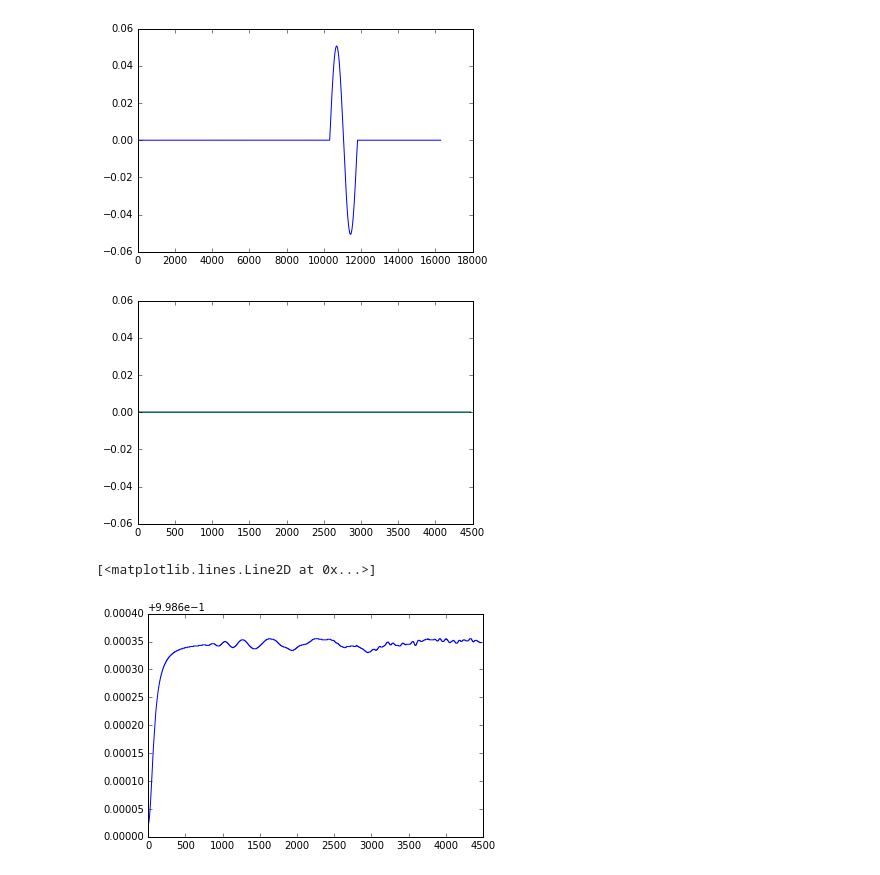
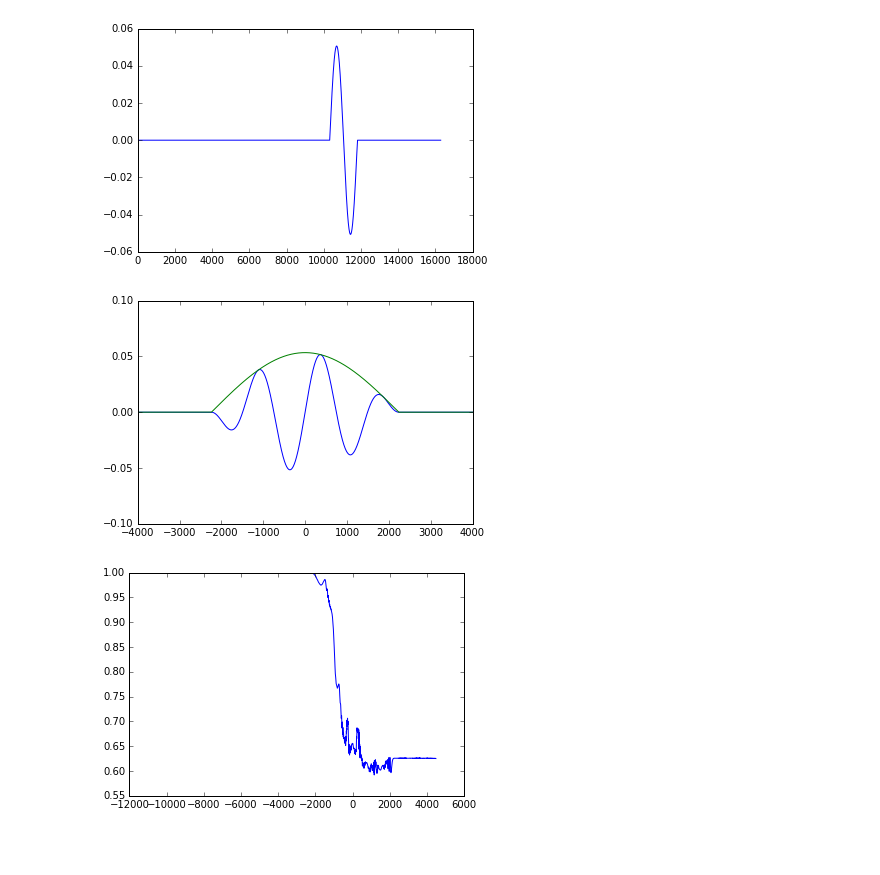
Before and after one commit to meitnerium/DDQ, a Jupyter notebook: exemple/analyse_results.ipynb, the cells around one changed output. Saved outputs shown, nothing was run; the diff lists cells and outputs as text; code cells hidden in the pictures; blank space fills up the shorter version.

```diff
--- a/exemple/analyse_results.ipynb
+++ b/exemple/analyse_results.ipynb
@@ -28,14 +23,17 @@ plt.plot(pbound_square[0][:,0],pbound_square[0][:,2])
 [<matplotlib.lines.Line2D at 0x...>]
 [figure]
 # %%
+cas=0
 pbound_new=[]
-pbound_new.append(np.genfromtxt("pbound.10000"))
+pbound_new.append(np.genfromtxt("pbound."+str(10000+cas)))
 plt.plot(pbound_new[0][:,0],pbound_new[0][:,2])
 plt.plot(pbound_new[0][:,0],pbound_new[0][:,3])
+plt.axis([-4000,4000,-0.1,0.1])
 plt.show()
 plt.close()
 plt.plot(pbound_new[0][:,0],pbound_new[0][:,1])
+plt.show()
+plt.close()
 # %% [output]
-[figure, old version]
+[figure, new version]
-[<matplotlib.lines.Line2D at 0x...>]
-[figure, old version]
+[figure, new version]
```
Also changed, not shown: parts of 16 cells of this notebook, 13 other files.
